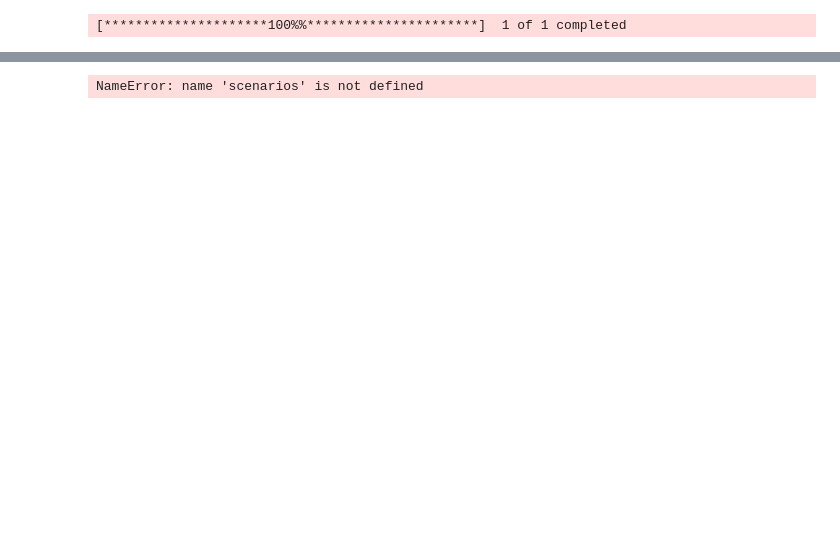
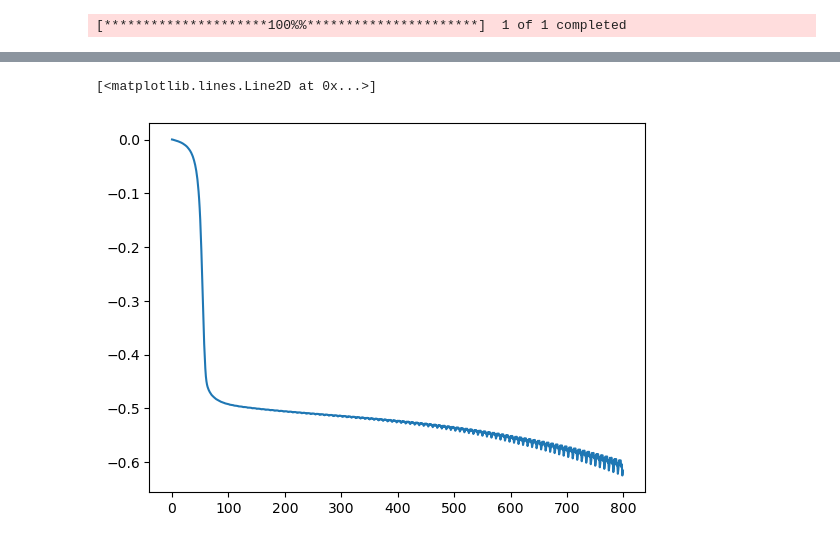
Before and after one commit to Kike14/GANProyect, a Jupyter notebook: WGAN_MODEL.ipynb, the cells around one changed output, grey strips where cells are left out. Saved outputs shown, nothing was run; the diff lists cells and outputs as text; code cells hidden in the pictures; blank space fills up the shorter version.

```diff
--- a/WGAN_MODEL.ipynb
+++ b/WGAN_MODEL.ipynb
@@ -79,6 +87,9 @@ ticker = "MANU"
 start_date = '2014-10-29'
 end_date = '2024-10-30'
 data = download_data(ticker, start_date, end_date)
-data, data_norm = preprocess_data(data)
+precios, data, data_norm = preprocess_data(data)
+x_train, x_test = split_train_test(data_norm)
+gen_model = generator(x_train)
+disc_model = discriminator()
 # %% [output]
 [*********************100%%**********************]  1 of 1 completed
@@ -108,19 +109,22 @@ def generator_loss(y_fake):
 generator_optimizer = tf.keras.optimizers.Adam(1e-4)
 discriminator_optimizer = tf.keras.optimizers.Adam(1e-4)
 # %%
+gen_loss_history = []
+disc_loss_history = []
+
 @tf.function
-def train_step(images, batch_size = 200):
-    noise = tf.random.normal([batch_size, 100])
+def train_step(data, batch_size = 100):
+    noise = tf.random.normal([batch_size, len(data), 1])
 
 
     with tf.GradientTape() as gen_tape, tf.GradientTape() as disc_tape:
-        generated_images = gen_model(noise, training = True)
+        generated_data = gen_model(noise, training = True)
 
-        y_real = disc_model(images, training = True)
-        y_fake = disc_model(generated_images, training = True)
+        y_real = disc_model(data, training = True)
+        y_fake = disc_model(generated_data, training = True)
 
-        gen_loss = generator_loss(-tf.math.reduce_mean(y_fake)) # o simplemente -tf.math.reduce_mean(y_fake) y sin las funciones de gen_loss y disc_loss
-        disc_loss = discriminator_loss(tf.reduce_mean(y_fake) - tf.reduce_mean(y_real)) #o simplemente tf.reduce_mean(y_fake) - tf.reduce_mean(y_real)
+        gen_loss = -tf.math.reduce_mean(y_fake) # o simplemente -tf.math.reduce_mean(y_fake) y sin las funciones de gen_loss y disc_loss
+        disc_loss = tf.reduce_mean(y_fake) - tf.reduce_mean(y_real) #o simplemente tf.reduce_mean(y_fake) - tf.reduce_mean(y_real)
 
 
     gradients_gen = gen_tape.gradient(gen_loss, gen_model.trainable_variables)
@@ -128,8 +132,15 @@ def train_step(images, batch_size = 200):
 
     generator_optimizer.apply_gradients(zip(gradients_gen, gen_model.trainable_variables))
     discriminator_optimizer.apply_gradients(zip(gradients_disc, disc_model.trainable_variables))
+
+
+    return gen_loss, disc_loss
 # %%
-for epoch in range(5):
+num_batches = x_train.shape[0] // 200
+for epoch in range(100):
     for i in tqdm.tqdm(range(num_batches)):
-        batch = x_train_norm[i*200:(1+i)*200]
-        train_step(batch)
+        batch = x_train[i*200:(1+i)*200]
+        gen_loss, disc_loss = train_step(batch)
+
+        gen_loss_history.append(gen_loss.numpy())
+        disc_loss_history.append(disc_loss.numpy())
@@ -216,39 +147,5 @@ KeyError: 'Close'
-# %%
-# Ejemplo de Estrategia Simple para Backtesting
-def simple_trading_strategy(prices, stop_loss=0.05, take_profit=0.1):
-    cash = 10000  # Capital inicial
-    position = 0  # No tenemos posición al inicio
-    portfolio_value = [cash]  # Valor del portafolio en el tiempo
-
-    for i in range(1, len(prices)):
-        if position == 0 and prices[i] > prices[i - 1]:  # Señal de compra
-            position = cash / prices[i]
-            cash = 0
-        elif position > 0:
-            # Calcular P&L en porcentaje
-            pnl = (prices[i] - prices[i - 1]) / prices[i - 1]
-            if pnl <= -stop_loss or pnl >= take_profit:  # Condiciones de venta
-                cash = position * prices[i]
-                position = 0
-        # Actualizar el valor del portafolio
-        portfolio_value.append(cash + position * prices[i])
-
-    return portfolio_value
-
-# Backtesting de la estrategia en los escenarios generados
-all_portfolio_values = []
-for scenario in scenarios:
-    portfolio_values = simple_trading_strategy(scenario)
-    all_portfolio_values.append(portfolio_values)
-
-# Visualizar el rendimiento de la estrategia en los escenarios
-plt.figure(figsize=(12, 6))
-for i in range(5):  # Mostrar 5 ejemplos de rendimiento
-    plt.plot(all_portfolio_values[i], label=f'Scenario {i+1}')
-plt.title("Rendimiento de la Estrategia en Escenarios Generados para TSLA")
-plt.xlabel("Días")
-plt.ylabel("Valor del Portafolio")
-plt.legend()
-plt.show()
-# %% [output]
-NameError: name 'scenarios' is not defined
+# %%
+plt.plot(disc_loss_history)
+# %% [output]
+[<matplotlib.lines.Line2D at 0x...>]
+[figure, added]
```
Also changed, not shown: parts of 13 cells of this notebook.
